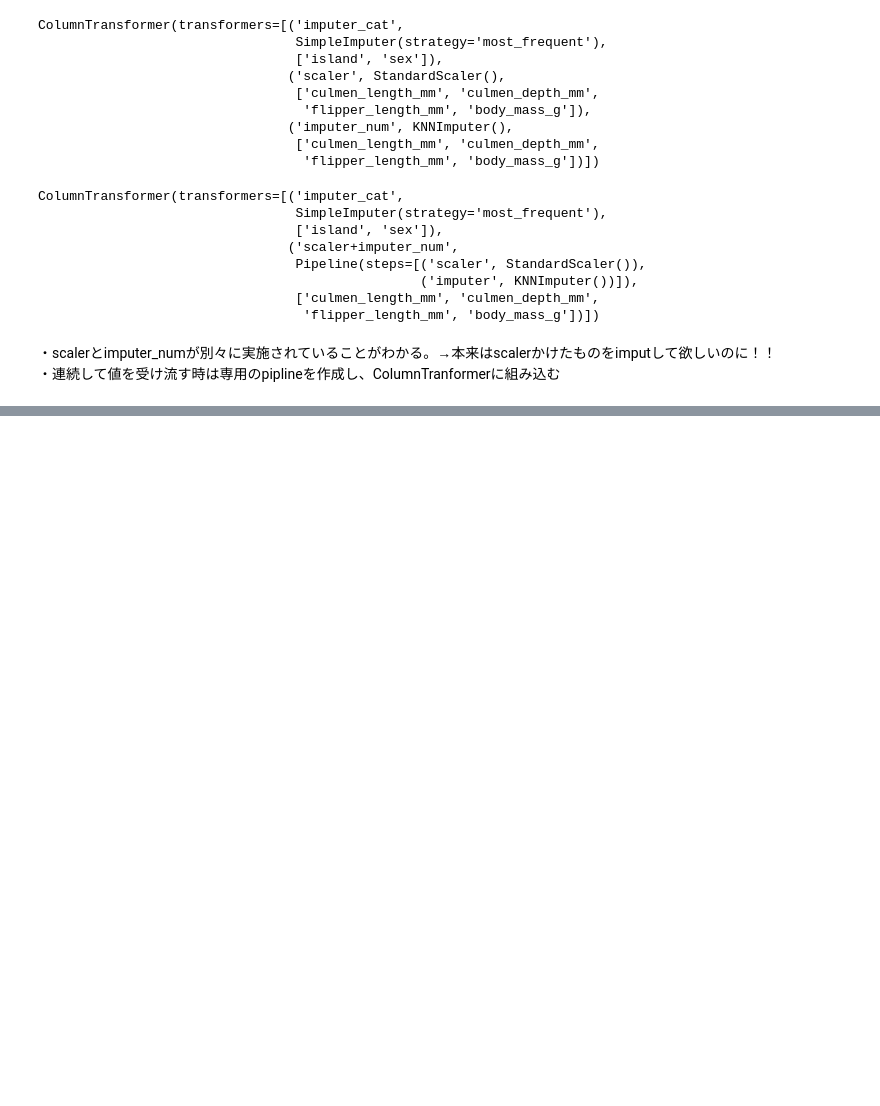
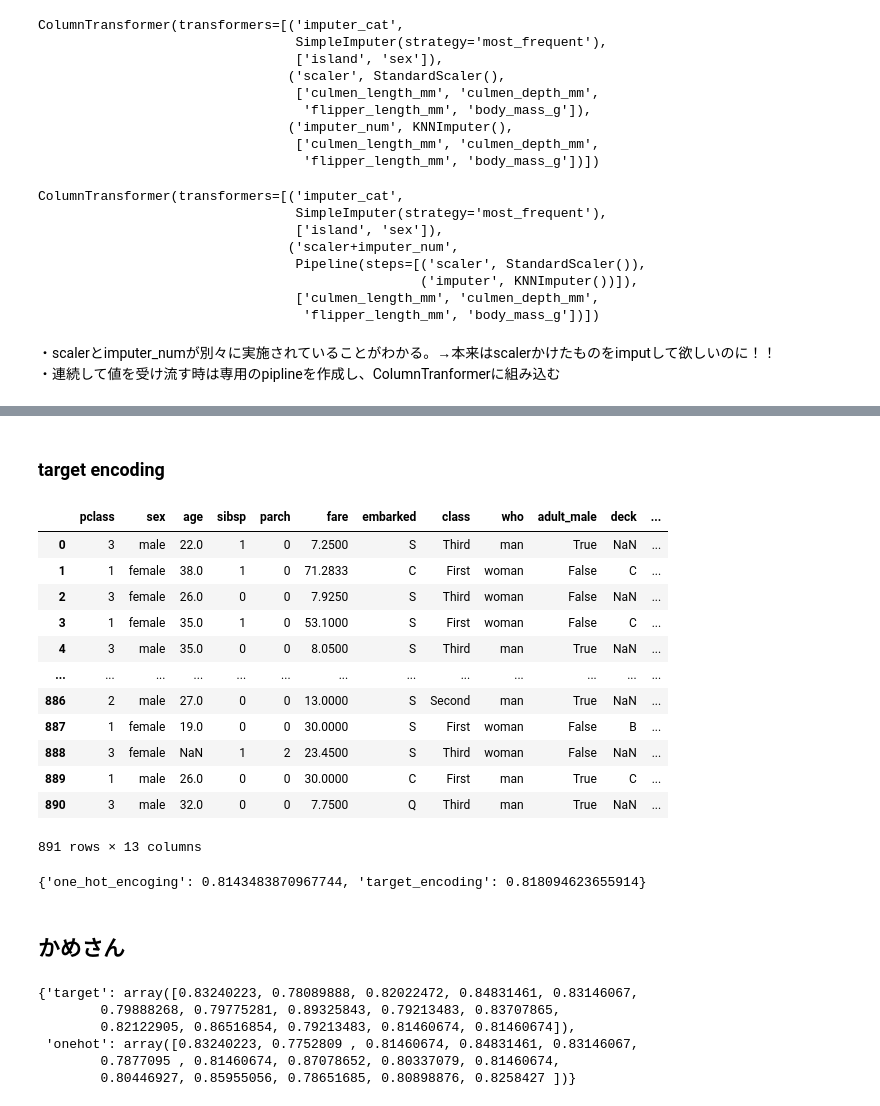
Before and after one commit to Masato-210831/For_study, a Jupyter notebook: Python_code/ML_lectures/preprocessing.ipynb, the cells around one changed output, grey strips where cells are left out. Drawn from its saved outputs; the diff is of its cells as text; code cells hidden in the pictures; blank space fills up the shorter version.

```diff
--- a/Python_code/ML_lectures/preprocessing.ipynb
+++ b/Python_code/ML_lectures/preprocessing.ipynb
@@ -905,0 +1051,14 @@ ColumnTransformer(transformers=[('imputer_cat',
+# %%
+from sklearn.model_selection import RepeatedKFold, train_test_split, cross_val_score
+from sklearn.impute import SimpleImputer
+from sklearn.preprocessing import StandardScaler
+from sklearn.linear_model import LogisticRegression
+from sklearn.metrics import accuracy_score
+from sklearn.pipeline import Pipeline
+from sklearn.compose import ColumnTransformer, make_column_selector
+from sklearn.base import BaseEstimator, TransformerMixin
+from category_encoders import TargetEncoder
+
+
+df = sns.load_dataset('titanic')
+df.drop('alive', axis=1, inplace=True)
@@ -905,0 +1141,18 @@ ColumnTransformer(transformers=[('imputer_cat',
+# %% [markdown]
+### target encoding
+# %%
+X
+# %% [output]
+|  | pclass | sex | age | sibsp | parch | fare | embarked | class | who | adult_male | deck | ... |
+| 0 | 3 | male | 22.0 | 1 | 0 | 7.2500 | S | Third | man | True | NaN | ... |
+| 1 | 1 | female | 38.0 | 1 | 0 | 71.2833 | C | First | woman | False | C | ... |
+| 2 | 3 | female | 26.0 | 0 | 0 | 7.9250 | S | Third | woman | False | NaN | ... |
+| 3 | 1 | female | 35.0 | 1 | 0 | 53.1000 | S | First | woman | False | C | ... |
+| 4 | 3 | male | 35.0 | 0 | 0 | 8.0500 | S | Third | man | True | NaN | ... |
+| ... | ... | ... | ... | ... | ... | ... | ... | ... | ... | ... | ... | ... |
+| 886 | 2 | male | 27.0 | 0 | 0 | 13.0000 | S | Second | man | True | NaN | ... |
+| 887 | 1 | female | 19.0 | 0 | 0 | 30.0000 | S | First | woman | False | B | ... |
+| 888 | 3 | female | NaN | 1 | 2 | 23.4500 | S | Third | woman | False | NaN | ... |
+| 889 | 1 | male | 26.0 | 0 | 0 | 30.0000 | C | First | man | True | C | ... |
+| 890 | 3 | male | 32.0 | 0 | 0 | 7.7500 | Q | Third | man | True | NaN | ... |
+891 rows × 13 columns
@@ -905,0 +1193,6 @@ ColumnTransformer(transformers=[('imputer_cat',
+# %%
+results
+# %% [output]
+{'one_hot_encoging': 0.8143483870967744, 'target_encoding': 0.818094623655914}
+# %% [markdown]
+## かめさん
@@ -905,0 +1256,9 @@ ColumnTransformer(transformers=[('imputer_cat',
+# %%
+scores
+# %% [output]
+{'target': array([0.83240223, 0.78089888, 0.82022472, 0.84831461, 0.83146067,
+        0.79888268, 0.79775281, 0.89325843, 0.79213483, 0.83707865,
+        0.82122905, 0.86516854, 0.79213483, 0.81460674, 0.81460674]),
+ 'onehot': array([0.83240223, 0.7752809 , 0.81460674, 0.84831461, 0.83146067,
+        0.7877095 , 0.81460674, 0.87078652, 0.80337079, 0.81460674,
+        0.80446927, 0.85955056, 0.78651685, 0.80898876, 0.8258427 ])}
```
Also changed, not shown: parts of 29 cells of this notebook.
